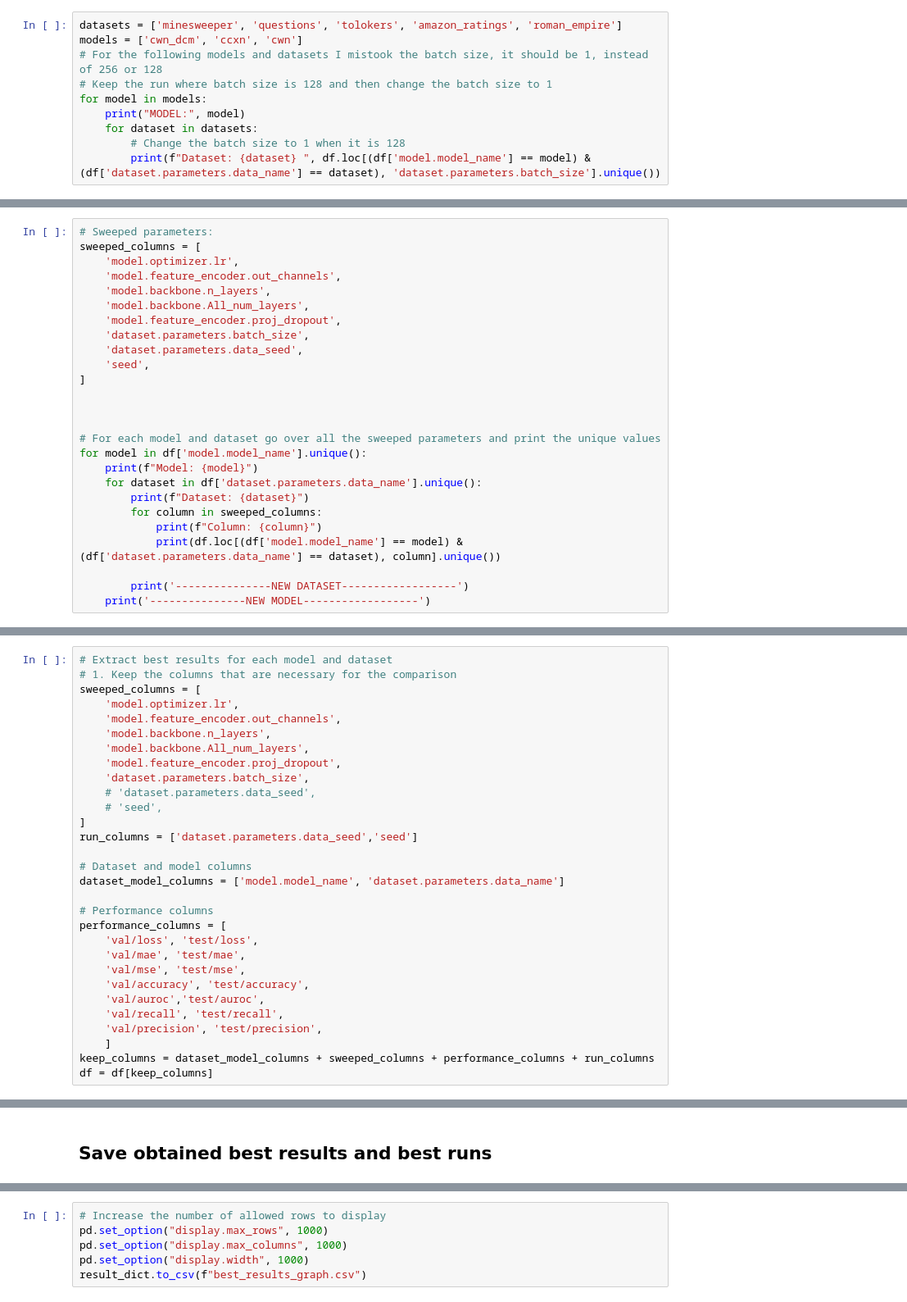
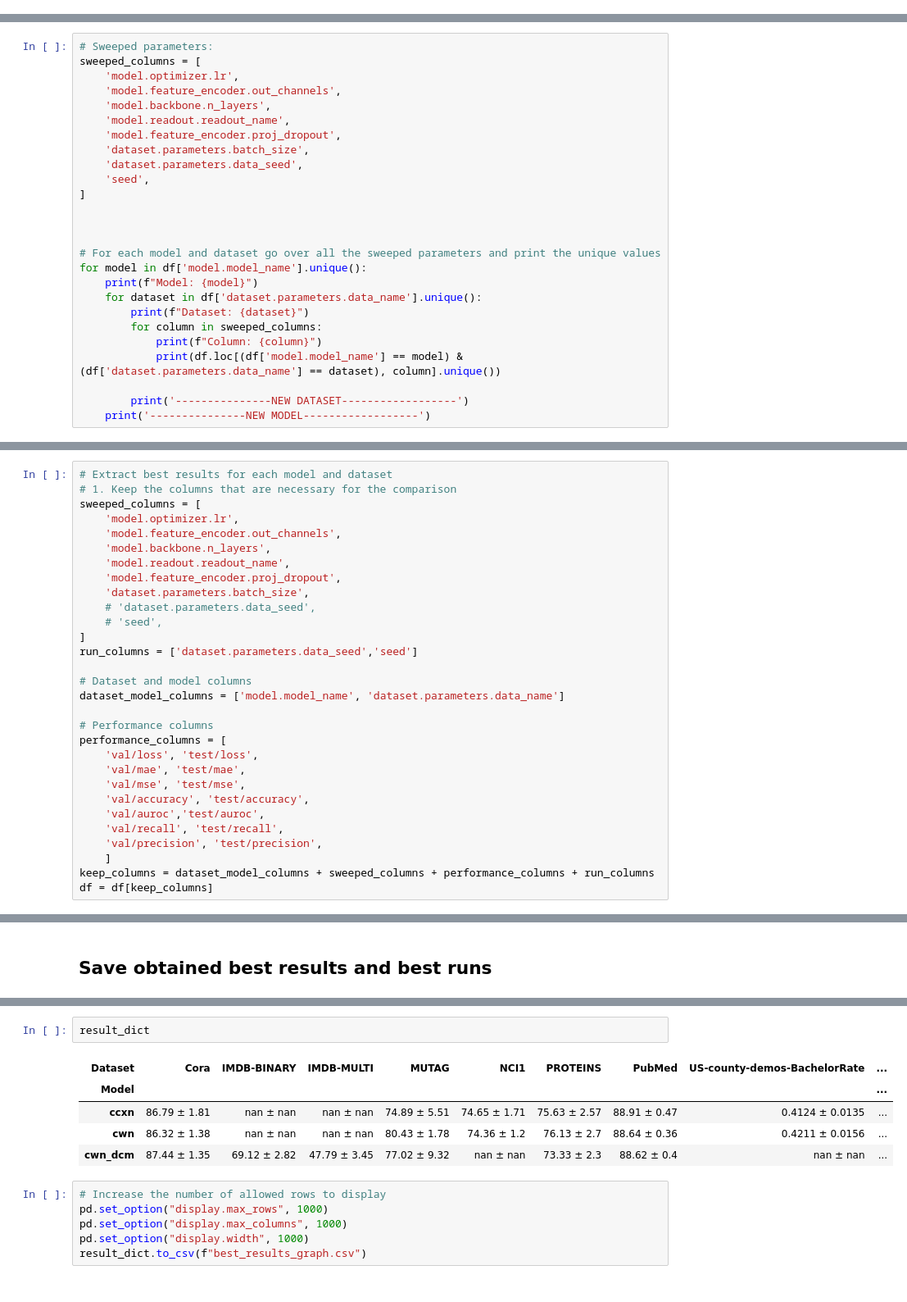
Before and after one commit to geometric-intelligence/TopoBenchmark, a Jupyter notebook: results/results_ cell.ipynb, the cells around one changed output, grey strips where cells are left out. Shown at 82% size. Saved outputs shown, nothing was run; the diff lists cells and outputs as text.

```diff
--- a/results/results_ cell.ipynb
+++ b/results/results_ cell.ipynb
@@ -138,10 +135,0 @@ print(df['model.model_name'].unique())
-# %%
-datasets = ['minesweeper', 'questions', 'tolokers', 'amazon_ratings', 'roman_empire']
-models = ['cwn_dcm', 'ccxn', 'cwn']
-# For the following models and datasets I mistook the batch size, it should be 1, instead of 256 or 128
-# Keep the run where batch size is 128 and then change the batch size to 1
-for model in models:
-    print("MODEL:", model)
-    for dataset in datasets:
-        # Change the batch size to 1 when it is 128
-        print(f"Dataset: {dataset} ", df.loc[(df['model.model_name'] == model) & (df['dataset.parameters.data_name'] == dataset), 'dataset.parameters.batch_size'].unique())
@@ -205,7 +174,7 @@ sweeped_columns = [
     'model.optimizer.lr',
     'model.feature_encoder.out_channels',
     'model.backbone.n_layers',
-    'model.backbone.All_num_layers',
+    'model.readout.readout_name',
     'model.feature_encoder.proj_dropout',
     'dataset.parameters.batch_size',
     'dataset.parameters.data_seed',
@@ -252,7 +221,7 @@ sweeped_columns = [
     'model.optimizer.lr',
     'model.feature_encoder.out_channels',
     'model.backbone.n_layers',
-    'model.backbone.All_num_layers',
+    'model.readout.readout_name',
     'model.feature_encoder.proj_dropout',
     'dataset.parameters.batch_size',
     # 'dataset.parameters.data_seed',
@@ -430,6 +449,14 @@ result_dict.columns = ["Dataset", "Model", "Performance"]
 result_dict = result_dict.pivot_table(
     index="Model", columns="Dataset", values="Performance", aggfunc="first"
 )
+# %%
+result_dict
+# %% [output]
+| Dataset | Cora | IMDB-BINARY | IMDB-MULTI | MUTAG | NCI1 | PROTEINS | PubMed | US-county-demos-BachelorRate | ... |
+| Model |  |  |  |  |  |  |  |  | ... |
+| ccxn | 86.79 ± 1.81 | nan ± nan | nan ± nan | 74.89 ± 5.51 | 74.65 ± 1.71 | 75.63 ± 2.57 | 88.91 ± 0.47 | 0.4124 ± 0.0135 | ... |
+| cwn | 86.32 ± 1.38 | nan ± nan | nan ± nan | 80.43 ± 1.78 | 74.36 ± 1.2 | 76.13 ± 2.7 | 88.64 ± 0.36 | 0.4211 ± 0.0156 | ... |
+| cwn_dcm | 87.44 ± 1.35 | 69.12 ± 2.82 | 47.79 ± 3.45 | 77.02 ± 9.32 | nan ± nan | 73.33 ± 2.3 | 88.62 ± 0.4 | nan ± nan | ... |
 # %%
 # Increase the number of allowed rows to display
 pd.set_option("display.max_rows", 1000)
```
Also changed, not shown: parts of 8 cells of this notebook, 17 other files.
